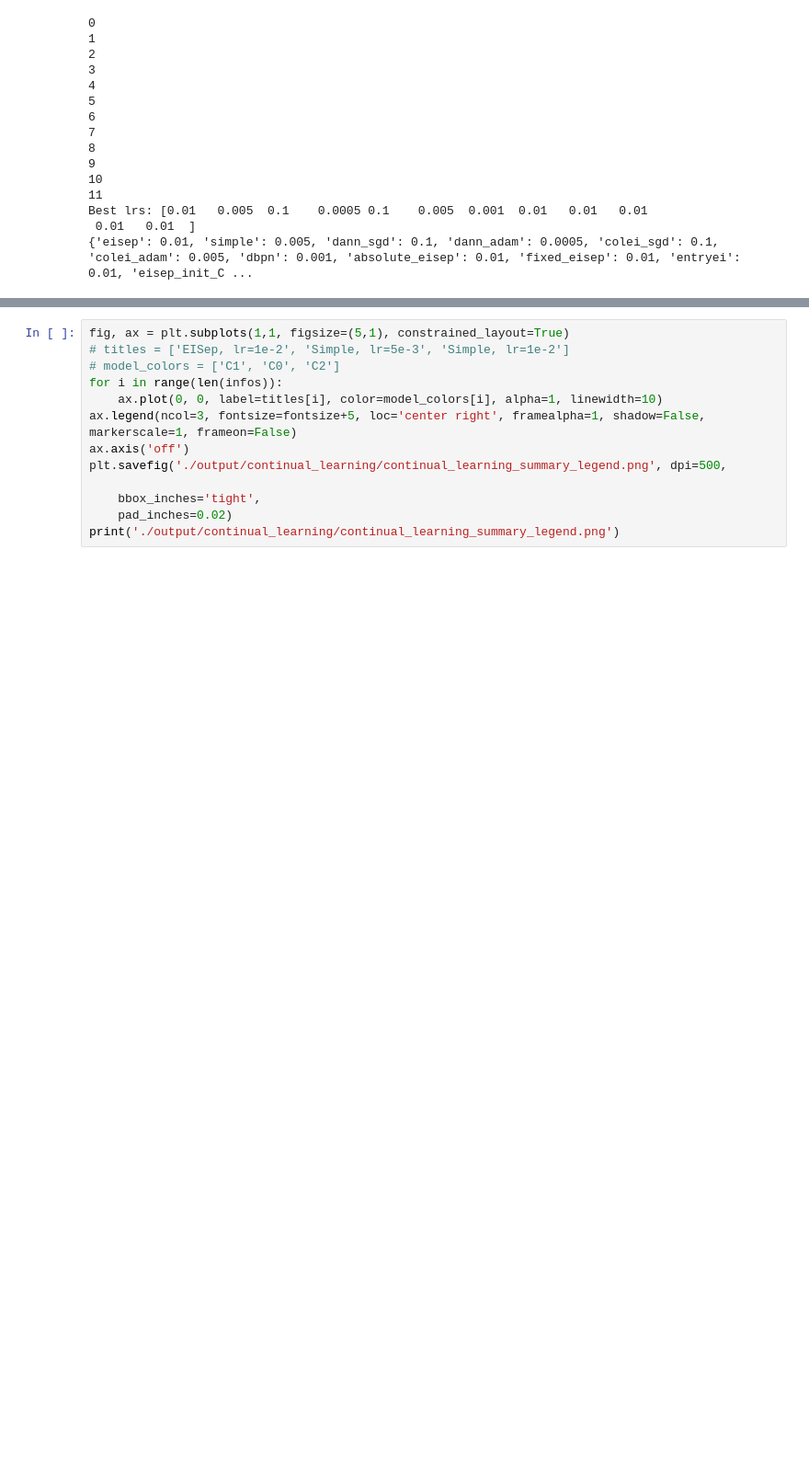
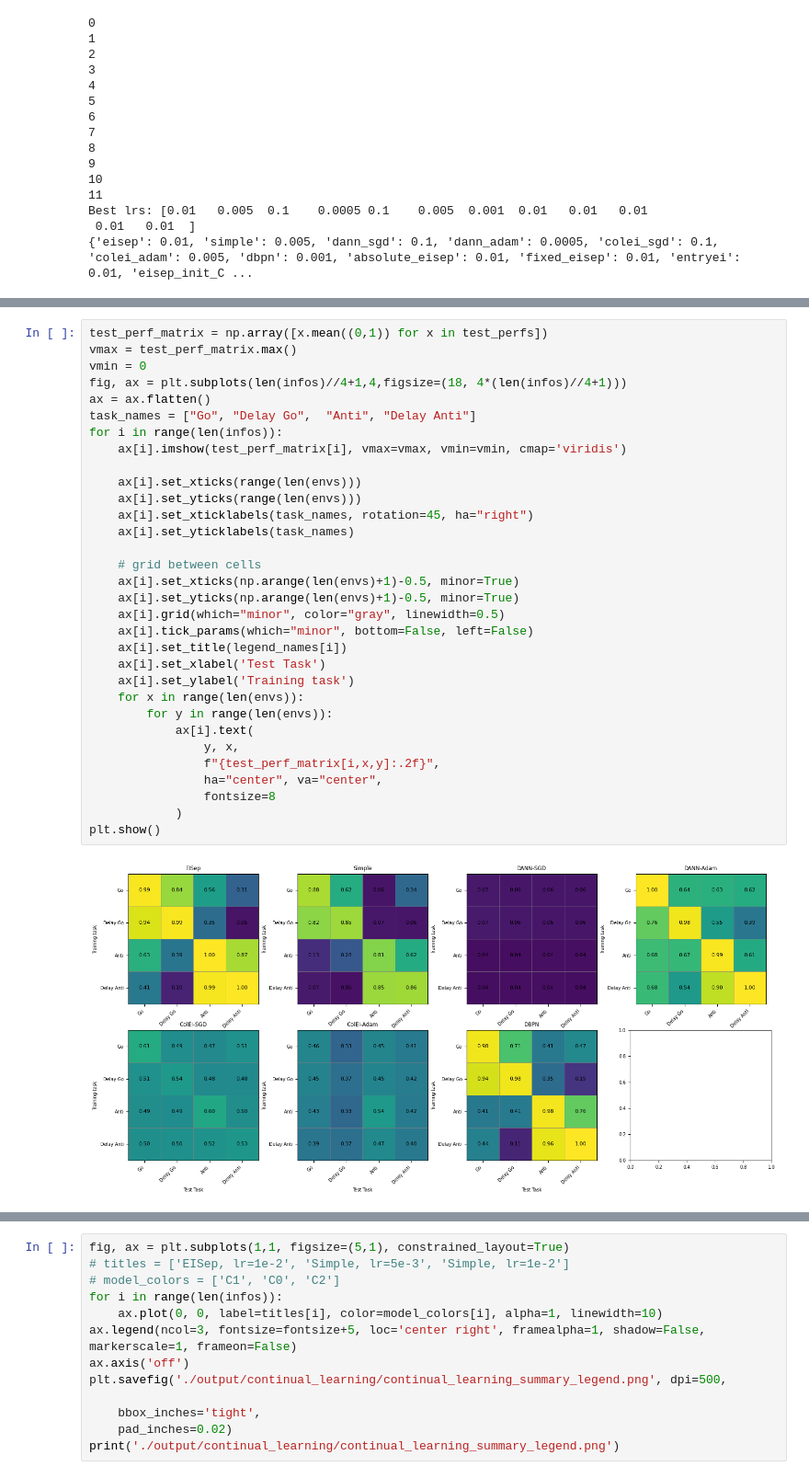
Before and after one commit to NeuroAIHub/EISep, a Jupyter notebook: docs/examples/supervised_sequential_learning.ipynb, the cells around one changed output, grey strips where cells are left out. Shown at 92% size. Cells and saved outputs as stored; diff of their text form; blank space fills up the shorter version.

```diff
--- a/docs/examples/supervised_sequential_learning.ipynb
+++ b/docs/examples/supervised_sequential_learning.ipynb
@@ -381,0 +466,34 @@ gradient_log_all (5, 10, 4, 200, 7)
+# %%
+test_perf_matrix = np.array([x.mean((0,1)) for x in test_perfs])
+vmax = test_perf_matrix.max()
+vmin = 0
+fig, ax = plt.subplots(len(infos)//4+1,4,figsize=(18, 4*(len(infos)//4+1)))
+ax = ax.flatten()
+task_names = ["Go", "Delay Go",  "Anti", "Delay Anti"]
+for i in range(len(infos)):
+    ax[i].imshow(test_perf_matrix[i], vmax=vmax, vmin=vmin, cmap='viridis')
+
+    ax[i].set_xticks(range(len(envs)))
+    ax[i].set_yticks(range(len(envs)))
+    ax[i].set_xticklabels(task_names, rotation=45, ha="right")
+    ax[i].set_yticklabels(task_names)
+
+    # grid between cells
+    ax[i].set_xticks(np.arange(len(envs)+1)-0.5, minor=True)
+    ax[i].set_yticks(np.arange(len(envs)+1)-0.5, minor=True)
+    ax[i].grid(which="minor", color="gray", linewidth=0.5)
+    ax[i].tick_params(which="minor", bottom=False, left=False)
+    ax[i].set_title(legend_names[i])
+    ax[i].set_xlabel('Test Task')
+    ax[i].set_ylabel('Training task')
+    for x in range(len(envs)):
+        for y in range(len(envs)):
+            ax[i].text(
+                y, x,
+                f"{test_perf_matrix[i,x,y]:.2f}",
+                ha="center", va="center",
+                fontsize=8
+            )
+plt.show()
+# %% [output]
+[figure, added]
```
Also changed, not shown: parts of 11 cells of this notebook, 15 other files.
